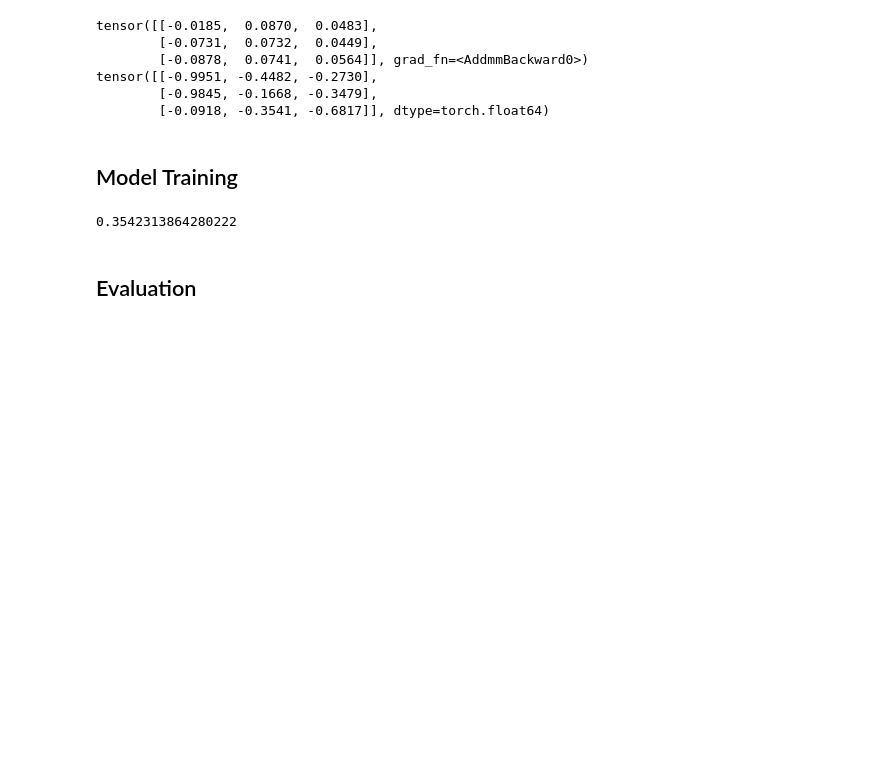
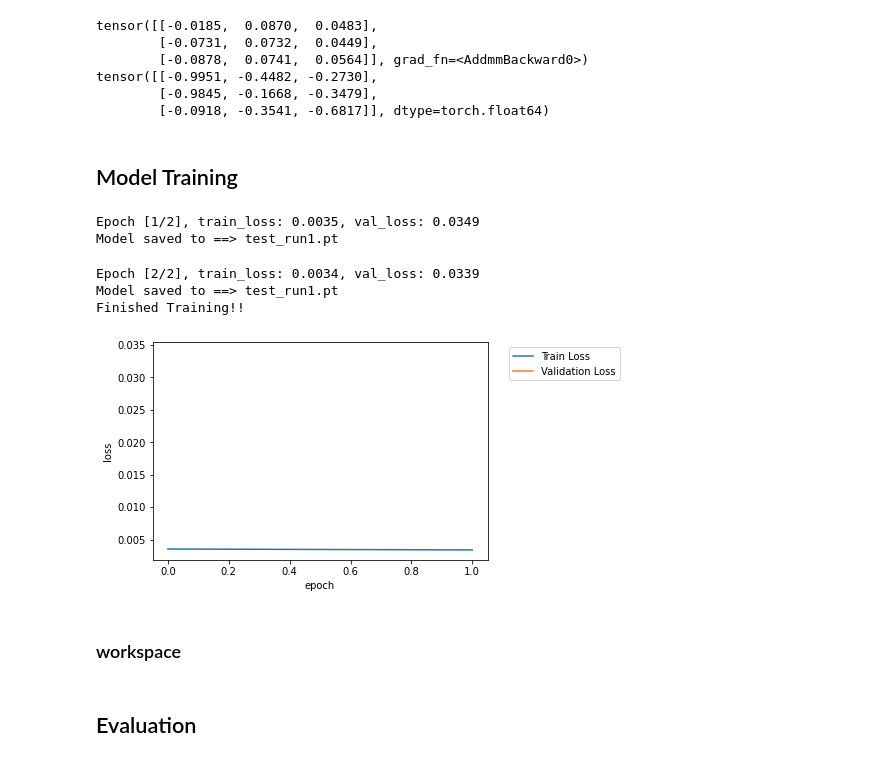
Before and after one commit to adiljahouh/2AMM10_38, a Jupyter notebook: assignment_2_3/a3_skeleton.ipynb, the cells around one changed output. Saved outputs shown, nothing was run; the diff lists cells and outputs as text; code cells hidden in the pictures; blank space fills up the shorter version.

Commit message:
Add full train and val pipeline
Evaluation is yet to be done.

```diff
--- a/assignment_2_3/a3_skeleton.ipynb
+++ b/assignment_2_3/a3_skeleton.ipynb
@@ -213,4 +249,13 @@ def collate_batch(batch):
 # %%
-# defining a DataLoader used
-train_loader = DataLoader(tuple(zip(simulation_train, charges_train)), batch_size =3,
+# defining a DataLoaders for training, validation and testing
+
+batch_len = 8
+
+train_loader = DataLoader(tuple(zip(simulation_train, charges_train)), batch_size = batch_len,
                         collate_fn = collate_batch,pin_memory=True)
+
+val_loader = DataLoader(tuple(zip(simulation_valid, charges_valid)), batch_size = batch_len,
+                        collate_fn = collate_batch,pin_memory=True)
+
+test_loader = DataLoader(tuple(zip(simulation_test, charges_train)),batch_size=1,
+                        collate_fn = collate_batch,pin_memory=True)
@@ -227,12 +283,16 @@ for features,targets in train_loader:
 [ref2](https://www.crosstab.io/articles/time-series-pytorch-lstm)
 # %%
 #todo: clean up code, understand it better
+# can add normalizatoin, dropouts, regularization
+
 from torch import nn
 
 class RegressionLSTM(nn.Module):
-    def __init__(self, inp_size=2, hidden_size=110, n_layers=1, batch_size=3):
-        # super(RegressionLSTM, self).__init__()
-        super().__init__()
+    """
+    LSTM model to find the charge of three particles
+    """
+    def __init__(self, inp_size=2, hidden_size=110, n_layers=1, batch_size=8):
+        super(RegressionLSTM, self).__init__()
 
         self.inp_size = inp_size
         self.hidden_size = hidden_size
@@ -250,8 +310,8 @@ class RegressionLSTM(nn.Module):
 
 
     def forward(self, x):
-        h0 = torch.zeros(self.n_layers, self.batch_size ,hidden_size).requires_grad_()
-        c0 = torch.zeros(self.n_layers, self.batch_size, hidden_size).requires_grad_()
+        h0 = torch.zeros(self.n_layers, self.batch_size ,self.hidden_size).requires_grad_()
+        c0 = torch.zeros(self.n_layers, self.batch_size, self.hidden_size).requires_grad_()
 
         _,(hn,_) = self.rnn(x,(h0,c0))
         output = self.linear(hn[0])
@@ -326,11 +432,37 @@ print(unpacked_o, unpacked_lengths)
 # %%
 #todo
+from tqdm import tqdm
+
 lr = 1e-5
 hidden_units = 16
 
-model = RegressionLSTM()
+model = RegressionLSTM(batch_size=batch_len)
 loss_fn = nn.MSELoss()
 
 optimizer = torch.optim.Adam(model.parameters(), lr = lr)
+num_epochs = 2
+
+save_path = 'test_run1.pt'
+train_losses, val_losses = train(model, train_loader, val_loader,
+                                num_epochs, loss_fn, save_path)
+# %% [output]
+Epoch [1/2], train_loss: 0.0035, val_loss: 0.0349
+Model saved to ==> test_run1.pt
+Epoch [2/2], train_loss: 0.0034, val_loss: 0.0339
+Model saved to ==> test_run1.pt
+Finished Training!!
+# %%
+#plotting training vs validation loss
+import matplotlib.pyplot as plt
+plt.xlabel('epoch')
+plt.ylabel('loss')
+plt.plot(train_losses, label='Train Loss')
+plt.plot(val_losses, label="Validation Loss")
+plt.legend(bbox_to_anchor=(1.05, 1.0), loc='upper left')
+plt.show()
+# %% [output]
+[figure, added]
+# %% [markdown]
+### workspace
 # %%
 from tqdm import tqdm
@@ -355,6 +499,12 @@ for X,y in tqdm(train_loader):
 # %%
+val_running_loss = 0.0
+
+with torch.no_grad():
+    model.eval()
+    for X,y in val_loader:
+        output = model(X)
+        loss = loss_fn(output, y)
+    val_running_loss += loss
-# %% [output]
-0.3542313864280222
 # %% [markdown]
 ## Evaluation
 # %%
```
Also changed, not shown: parts of 9 cells of this notebook.
